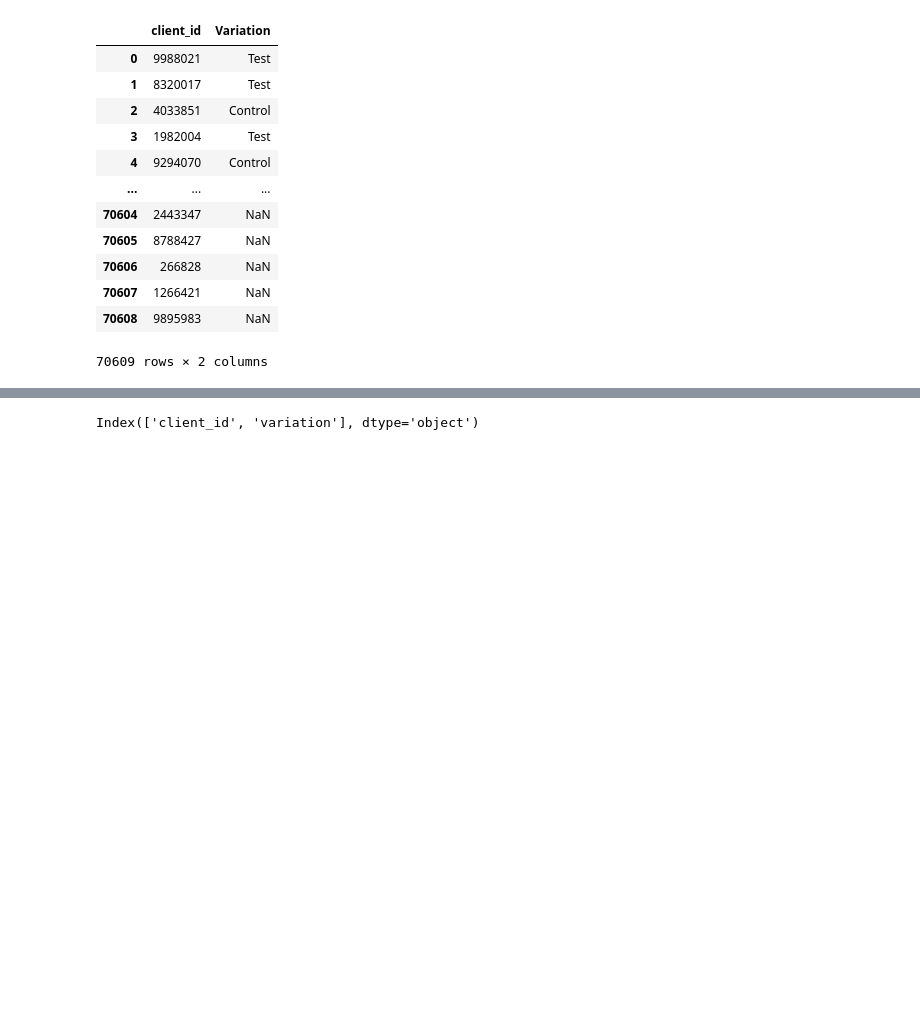
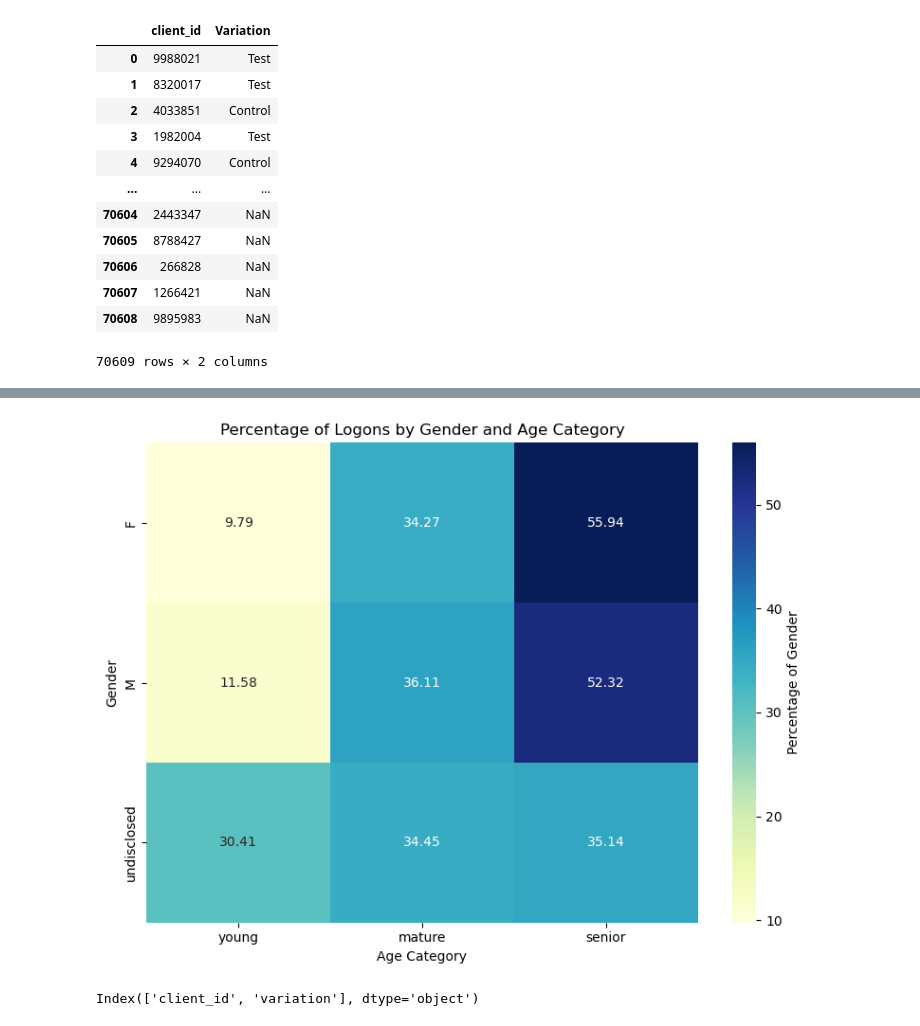
Before and after one commit to SofyMelvill/vanguard-ab-test, a Jupyter notebook: data.ipynb, the cells around one changed output, grey strips where cells are left out. Saved outputs shown, nothing was run; the diff lists cells and outputs as text; code cells hidden in the pictures; blank space fills up the shorter version.

```diff
--- a/data.ipynb
+++ b/data.ipynb
@@ -191,3 +304,20 @@ exp_clients
 | 70607 | 1266421 | NaN |
 | 70608 | 9895983 | NaN |
 70609 rows × 2 columns
+# %%
+bins = [0, 30, 50, 100]
+labels = ['young', 'mature', 'senior']
+demo['age_category'] = pd.cut(demo['client_age'], bins=bins, labels=labels, right=False)
+
+# Group by 'gender' and 'age_category' and sum the 'logons_6_mnth'
+grouped_logons = demo.groupby(['gender', 'age_category'])['logons_6_mnth'].sum().reset_index()
+
+# Find the group with the most logons
+most_online_group = grouped_logons.loc[grouped_logons['logons_6_mnth'].idxmax()]
+
+# Display results
+print("Grouped Logons:")
+print(grouped_logons)
+
+print("\nGroup with Most Online Logons:")
+print(most_online_group)
@@ -194,3 +367,29 @@ exp_clients
+# %%
+import pandas as pd
+import seaborn as sns
+import matplotlib.pyplot as plt
+
+# Calculate total logons for each gender
+gender_totals = grouped_logons.groupby('gender')['logons_6_mnth'].sum()
+
+# Calculate percentage of logons for each group within each gender
+grouped_logons['percentage_of_gender'] = grouped_logons.apply(
+    lambda row: (row['logons_6_mnth'] / gender_totals[row['gender']]) * 100, axis=1
+)
+
+# Create a pivot table for the heatmap
+pivot_table = grouped_logons.pivot(index='gender', columns='age_category', values='percentage_of_gender')
+
+# Plot the heatmap
+plt.figure(figsize=(8, 6))
+sns.heatmap(pivot_table, annot=True, fmt=".2f", cmap='YlGnBu', cbar_kws={'label': 'Percentage of Gender'})
+plt.title('Percentage of Logons by Gender and Age Category')
+plt.xlabel('Age Category')
+plt.ylabel('Gender')
+plt.tight_layout()
+plt.show()
+# %% [output]
+[figure, added]
 # %%
 exp_clients.columns = [col.lower() for col in exp_clients.columns]
 print(exp_clients.columns)
```
Also changed, not shown: parts of 14 cells of this notebook.
